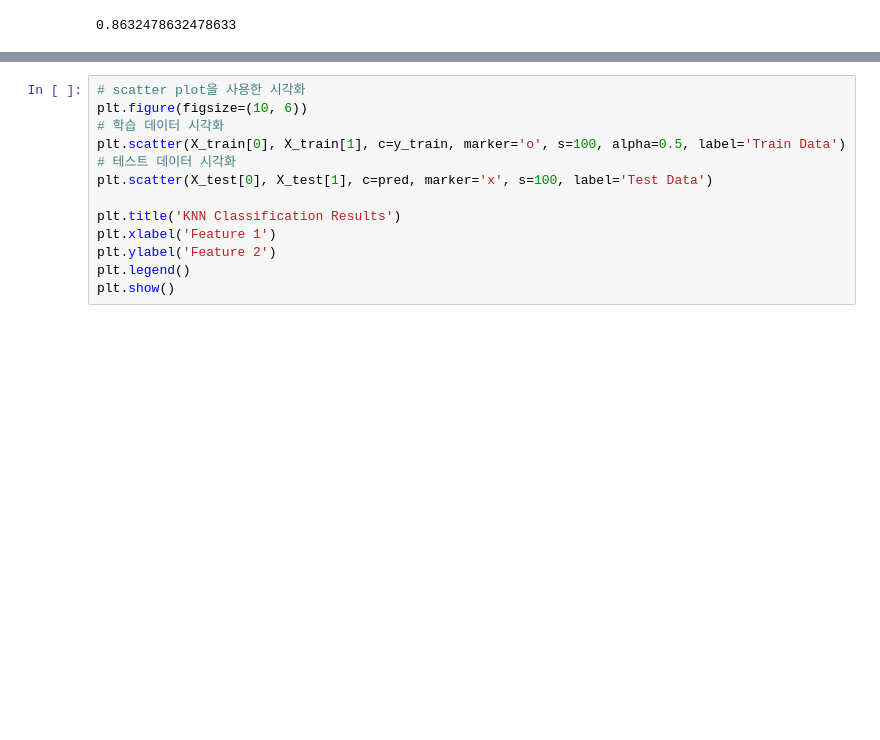
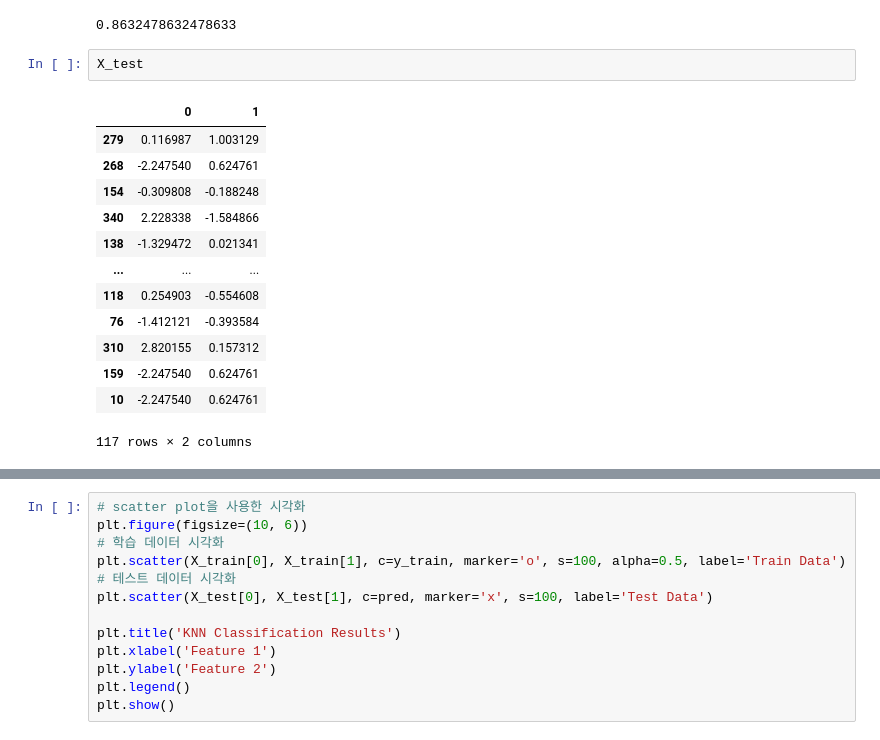
Before and after one commit to naedonnaelife/naedonnaesan, a Jupyter notebook: Clustering/KNN돌리기.ipynb, the cells around one changed output, grey strips where cells are left out. Drawn from its saved outputs; the diff is of its cells as text; blank space fills up the shorter version.

Commit message:
test: model modify
Former-commit-id: 8f7f66f1f3b8cb643e67861de307ab480f6bf366

```diff
--- a/Clustering/KNN돌리기.ipynb
+++ b/Clustering/KNN돌리기.ipynb
@@ -128,3 +137,19 @@ array([5, 0, 6, 1, 3, 0, 1, 6, 2, 0, 4, 4, 5, 2, 6, 0, 6, 1, 1, 0, 3, 2,
 knn.score(X_test, y_test)
 # %% [output]
 0.8632478632478633
+# %%
+X_test
+# %% [output]
+|  | 0 | 1 |
+| 279 | 0.116987 | 1.003129 |
+| 268 | -2.247540 | 0.624761 |
+| 154 | -0.309808 | -0.188248 |
+| 340 | 2.228338 | -1.584866 |
+| 138 | -1.329472 | 0.021341 |
+| ... | ... | ... |
+| 118 | 0.254903 | -0.554608 |
+| 76 | -1.412121 | -0.393584 |
+| 310 | 2.820155 | 0.157312 |
+| 159 | -2.247540 | 0.624761 |
+| 10 | -2.247540 | 0.624761 |
+117 rows × 2 columns
```
Also changed, not shown: parts of 8 cells of this notebook, 5 other files.
